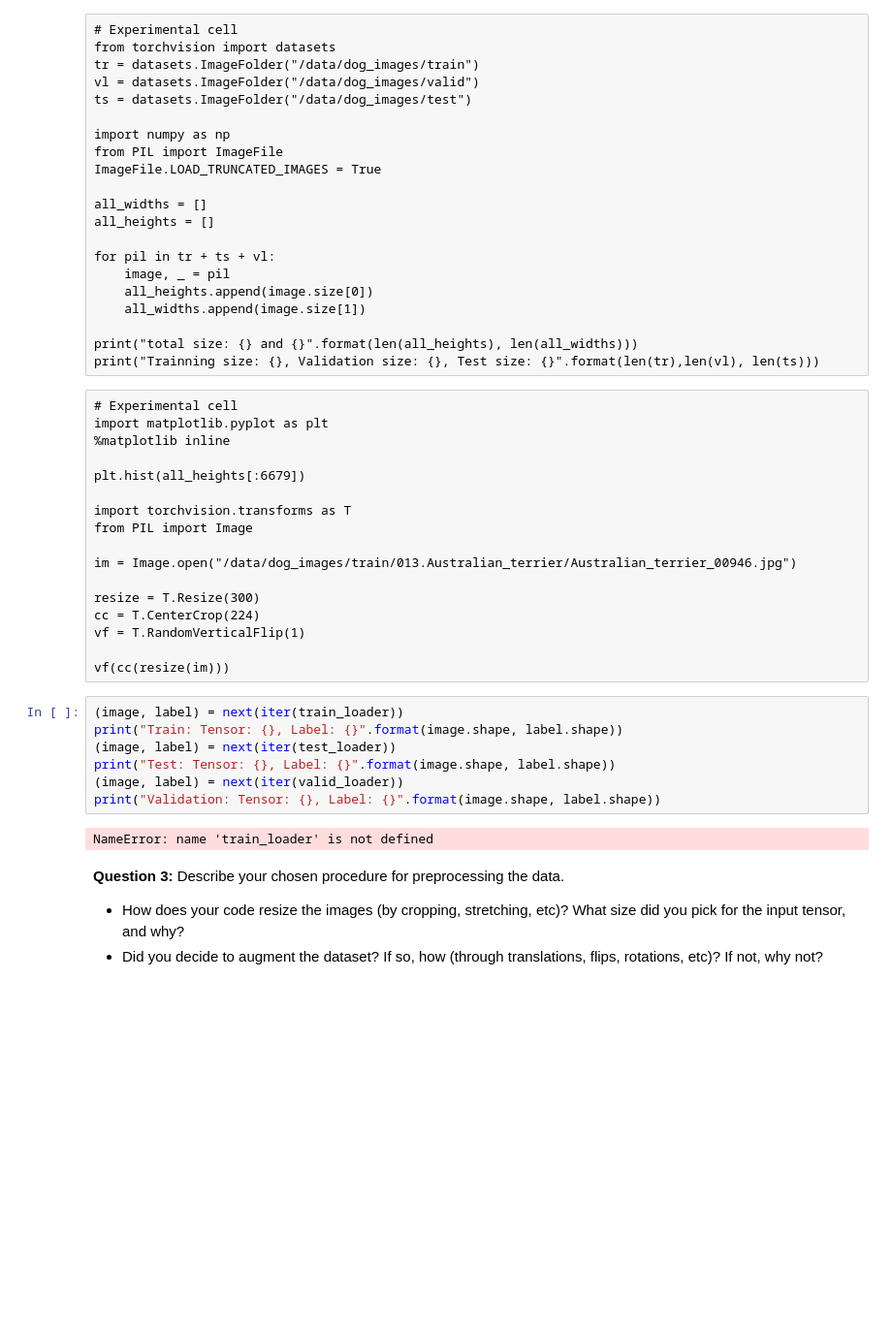
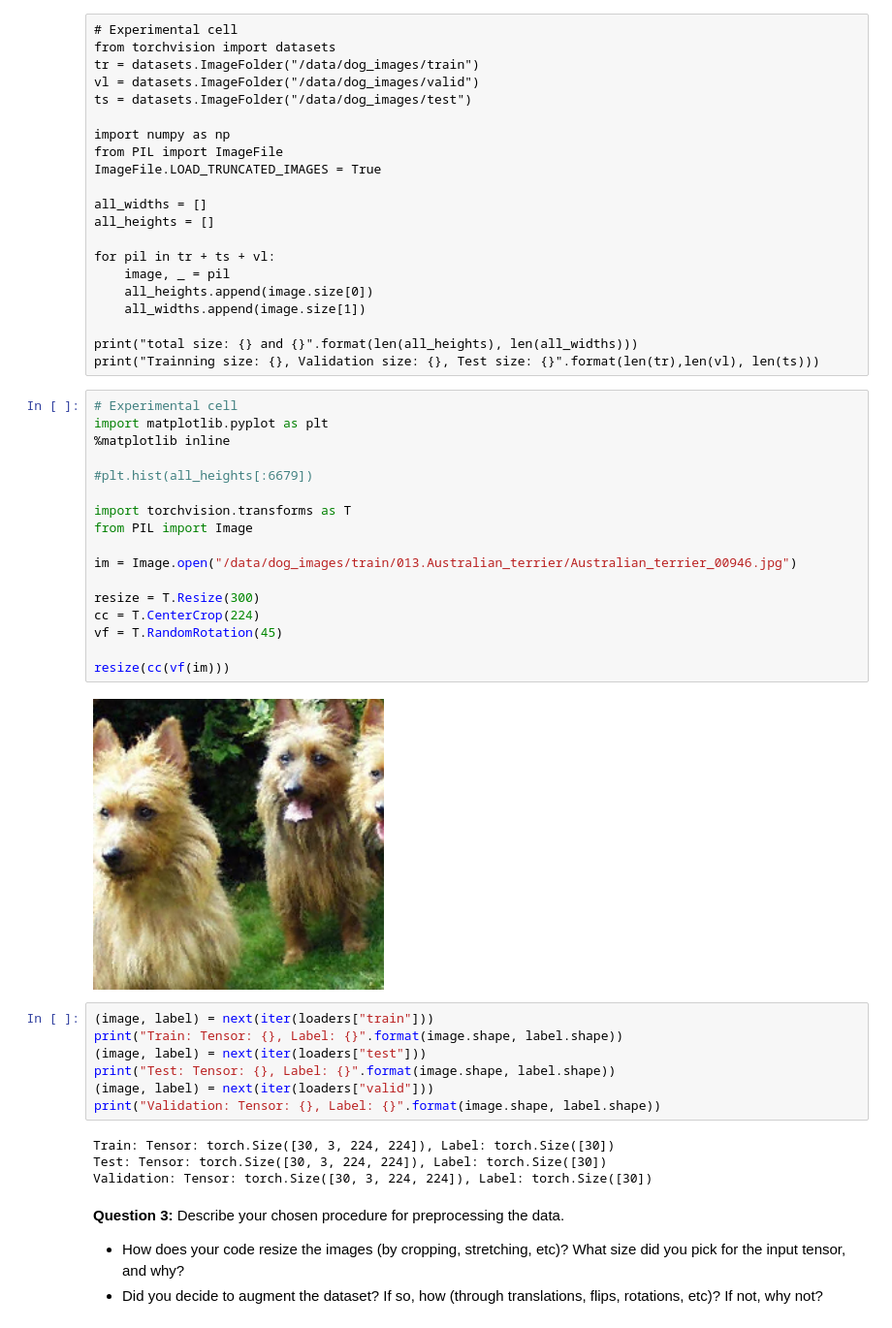
Before and after one commit to samiron/dog-breed-classifier, a Jupyter notebook: dog_app.ipynb, the cells around one changed output. Shown at 97% size. Cells and saved outputs as stored; diff of their text form; blank space fills up the shorter version.

```diff
--- a/dog_app.ipynb
+++ b/dog_app.ipynb
@@ -405,32 +419,36 @@ for pil in tr + ts + vl:
 
 print("total size: {} and {}".format(len(all_heights), len(all_widths)))
 print("Trainning size: {}, Validation size: {}, Test size: {}".format(len(tr),len(vl), len(ts)))
-# %% [raw]
-# Experimental cell
-import matplotlib.pyplot as plt
-%matplotlib inline
-
-plt.hist(all_heights[:6679])
-
-import torchvision.transforms as T
-from PIL import Image
-
-im = Image.open("/data/dog_images/train/013.Australian_terrier/Australian_terrier_00946.jpg")
-
-resize = T.Resize(300)
-cc = T.CenterCrop(224)
-vf = T.RandomVerticalFlip(1)
-
-vf(cc(resize(im)))
+# %%
+# Experimental cell
+import matplotlib.pyplot as plt
+%matplotlib inline
+
+#plt.hist(all_heights[:6679])
+
+import torchvision.transforms as T
+from PIL import Image
+
+im = Image.open("/data/dog_images/train/013.Australian_terrier/Australian_terrier_00946.jpg")
+
+resize = T.Resize(300)
+cc = T.CenterCrop(224)
+vf = T.RandomRotation(45)
+
+resize(cc(vf(im)))
+# %% [output]
+[figure, added]
 # %%
-(image, label) = next(iter(train_loader))
+(image, label) = next(iter(loaders["train"]))
 print("Train: Tensor: {}, Label: {}".format(image.shape, label.shape))
-(image, label) = next(iter(test_loader))
+(image, label) = next(iter(loaders["test"]))
 print("Test: Tensor: {}, Label: {}".format(image.shape, label.shape))
-(image, label) = next(iter(valid_loader))
+(image, label) = next(iter(loaders["valid"]))
 print("Validation: Tensor: {}, Label: {}".format(image.shape, label.shape))
 # %% [output]
-NameError: name 'train_loader' is not defined
+Train: Tensor: torch.Size([30, 3, 224, 224]), Label: torch.Size([30])
+Test: Tensor: torch.Size([30, 3, 224, 224]), Label: torch.Size([30])
+Validation: Tensor: torch.Size([30, 3, 224, 224]), Label: torch.Size([30])
 # %% [markdown]
 **Question 3:** Describe your chosen procedure for preprocessing the data.
 - How does your code resize the images (by cropping, stretching, etc)?  What size did you pick for the input tensor, and why?
```
Also changed, not shown: parts of 10 cells of this notebook.
